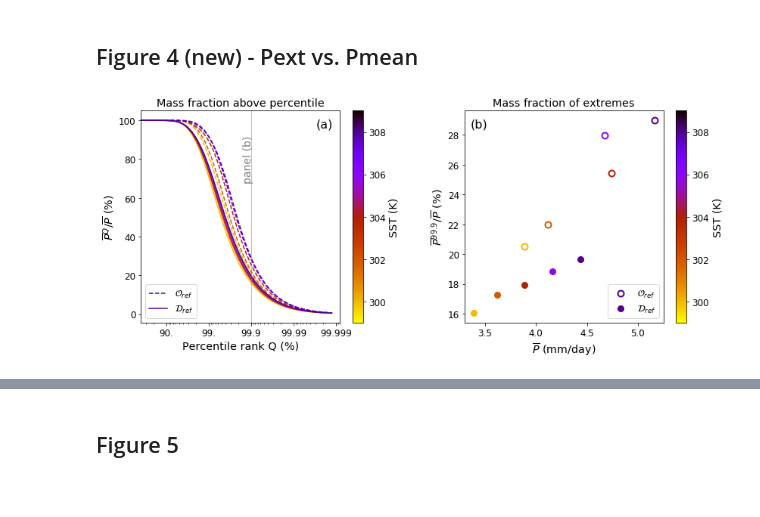
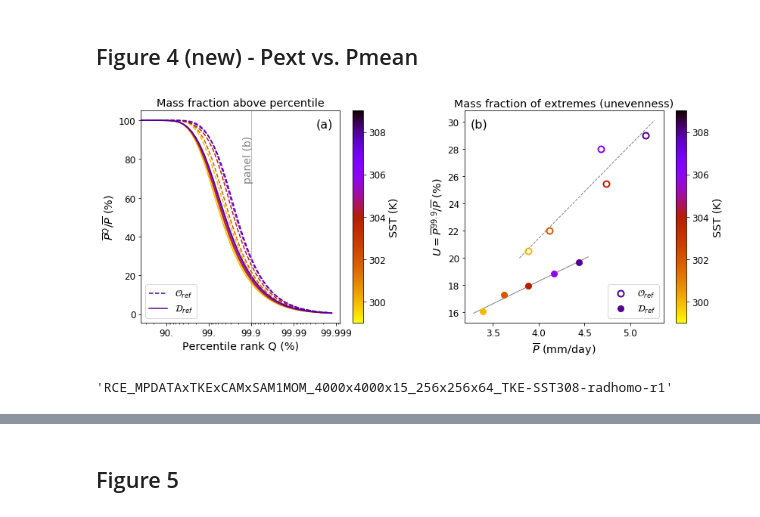
Before and after one commit to bfildier/Fildier2020, a Jupyter notebook: scripts/AdditionalFigures1stRev.ipynb, the cells around one changed output, grey strips where cells are left out. Cells and saved outputs as stored; diff of their text form; code cells hidden in the pictures.

```diff
--- a/scripts/AdditionalFigures1stRev.ipynb
+++ b/scripts/AdditionalFigures1stRev.ipynb
@@ -128,6 +128,10 @@ p_profile = {}
 # new cleaner data
 distributions = {}
 mean_pr = {}
+cdist_w = {}
+cdist_tabs = {}
+cdist_qv = {}
+scaling = {}
 
 i_w24 = 5 # storage index for statistics computed over 24 time slices for rainfall pdfs
 # %% [output]
@@ -252,8 +270,8 @@ iQ99999 = indexOfRank(99.999,ranks)
 iQref = indexOfRank(Qref,ranks)
 
 sQ = slice(0,iQmax)
-sQ9999 = slice(0,iQ9999)
-sQ99999 = slice(0,iQ99999)
+sQ9999 = slice(0,iQ9999+1)
+sQ99999 = slice(0,iQ99999+1)
 ranks_ref = ranks[sQ]
 ranks_9999 = ranks[sQ9999]
 ranks_99999 = ranks[sQ99999]
@@ -459,7 +477,8 @@ SSTmin = 299.
 SSTmax = 309.
 SST_col = [cmap(i) for i in (SSTs-np.array(SSTmin))/(SSTmax-SSTmin)]
 
-
+iQ2show = iQref
+# iQ2show = iQ9999
 
 fig,axs = plt.subplots(nrows=1,ncols=2,figsize=(14,5))
 
@@ -494,8 +513,8 @@ for i_SST in range(n_SSTs):
 
 # Line for correspondence with panel (b)
 x = np.flipud(1./(1-ranks2show/100.))
-ax.axvline(x=x[iQref],ymin=-2,ymax=102,linewidth=0.5,c='gray')
-ax.text(x[iQref-2], 80, 'panel (b)', rotation=90, va='center',fontsize=14,c='grey')
+ax.axvline(x=x[iQ2show],ymin=-2,ymax=102,linewidth=0.5,c='gray')
+ax.text(x[iQ2show-2], 80, 'panel (b)', rotation=90, va='center',fontsize=14,c='grey')
 
 # Panel number
 # ax.text(x[iQref+7],0.9,'(a)',transform = ax.transAxes,fontsize=16)
@@ -523,13 +542,26 @@ cax.set_ylabel('SST (K)')
 ##--- panel (b) unevenness for Oref and Dref
 
 ax = axs[1]
-
-for i_SST in range(n_SSTs):
-
-    SST = SSTs[i_SST]
+x_all = []
+y_all = []
 
 #     for i_sim in range(n_sims):
-    for i_sim in (0,4):
+for i_sim in (0,4):
+
+#     x_all.append([])
+#     y_all.append([])
+
+    x = [mean_pr[simname_patterns[i_sim]%(SSTs[i_SST],realiz[SSTs[i_SST]][i_sim])] for i_SST in range(n_SSTs)]
+    y = [distributions[simname_patterns[i_sim]%(SSTs[i_SST],realiz[SSTs[i_SST]][i_sim])].invCDF[iQ2show]*100 for i_SST in range(n_SSTs)]
+    slope, intercept, r_value, p_value, std_err = stats.linregress(x,y)
+    x_line = np.linspace(x[0]-0.1,x[-1]+0.1)
+    y_line = intercept + x_line*slope
+    ax.plot(x_line,y_line,c='k',linestyle=simtype_linetype[i_sim],linewidth=1,alpha=0.5)
+
+
+    for i_SST in range(n_SSTs):
+
+        SST = SSTs[i_SST]
 
         simname = simname_patterns[i_sim]%(SST,realiz[SST][i_sim])
         simtype = simtypes[i_sim]
@@ -546,7 +578,10 @@ for i_SST in range(n_SSTs):
 #             x = pr_mean[simname]
             x = mean_pr[simname]
 #             y = np.mean(perc_ILQ_pr[simname][sQext])
-            y = distributions[simname].invCDF[iQref]*100
+            y = distributions[simname].invCDF[iQ2show]*100
+#             # store
+#             x_all[-1].append(x)
+#             y_all[-1].append(y)
 
             #--- Draw points
             # Define color
@@ -559,33 +594,46 @@ for i_SST in range(n_SSTs):
             if i_sim == 0:
                 mw = 2
             # Define legend label
             if SST == SSTs[-1]:
                 lab = simtype_labels[i_sim]
             else:
                 lab = ''
             # Show point
             ax.plot(x,y,simtype_markers[i_sim], ms=8, markerfacecolor=mfc,markeredgecolor=SST_col[i_SST],\
                     markeredgewidth=mw,label=lab)
 
+# lt = ['--','-']
+# for i in range(2):
+
+#     x,y = x_all[i], y_all[i]
+#     slope, intercept, r_value, p_value, std_err = stats.linregress(x,y)
+#     x_line = np.linspace(x[0]-0.1,x[-1]+0.1)
+#     y_line = intercept + x_line*slope
+#     ax.plot(x_line,y_line,c='k',linestyle=lt[i],linewidth=1,alpha=0.5)
+
 ax.set_xlabel(r'$\overline{P}$ (mm/day)')
 # ax.set_ylabel(r'Extreme precipitation $P^{99.9-99.99}$ (mm/day)')
-ax.set_ylabel(r'$\overline{P}^{99.9}/\overline{P}$ (%)')
-ax.set_title('Mass fraction of extremes')
+ax.set_ylabel(r'$U = \overline{P}^{99.9}/\overline{P}$ (%)')
+ax.set_title('Mass fraction of extremes (unevenness)')
 ax.legend(fontsize=12,loc='lower right')
 
 # Color bar
 cax, _ = matplotlib.colorbar.make_axes(ax)
 normalize = matplotlib.colors.Normalize(vmin=SSTmin, vmax=SSTmax)
 cbar = matplotlib.colorbar.ColorbarBase(cax, cmap=cmap, norm=normalize)
 cax.set_ylabel('SST (K)')
 
 
 ##-- Panel numbers
 axs[0].text(0.88,0.92,'(a)',transform = axs[0].transAxes,fontsize=16)
 axs[1].text(0.03,0.92,'(b)',transform = axs[1].transAxes,fontsize=16)
 
 plt.savefig(os.path.join(figuredir,'paper','Figure4.pdf'),
                 bbox_inches='tight')
 plt.show()
 # %% [output]
-[figure, old version]
+[figure, new version]
+# %%
+simname
+# %% [output]
+'RCE_MPDATAxTKExCAMxSAM1MOM_4000x4000x15_256x256x64_TKE-SST308-radhomo-r1'
```
Also changed, not shown: parts of 27 cells of this notebook, 13 other files.
